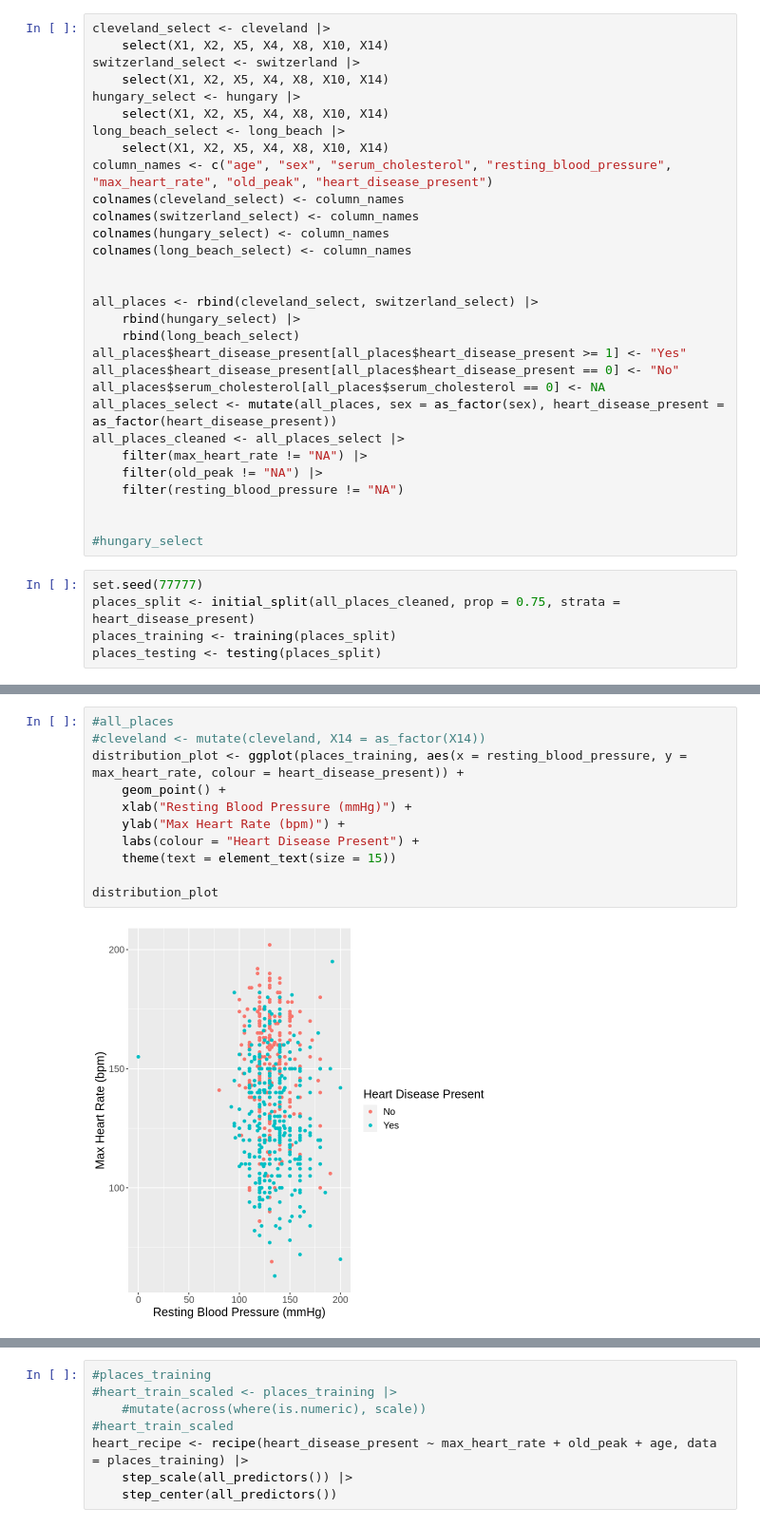
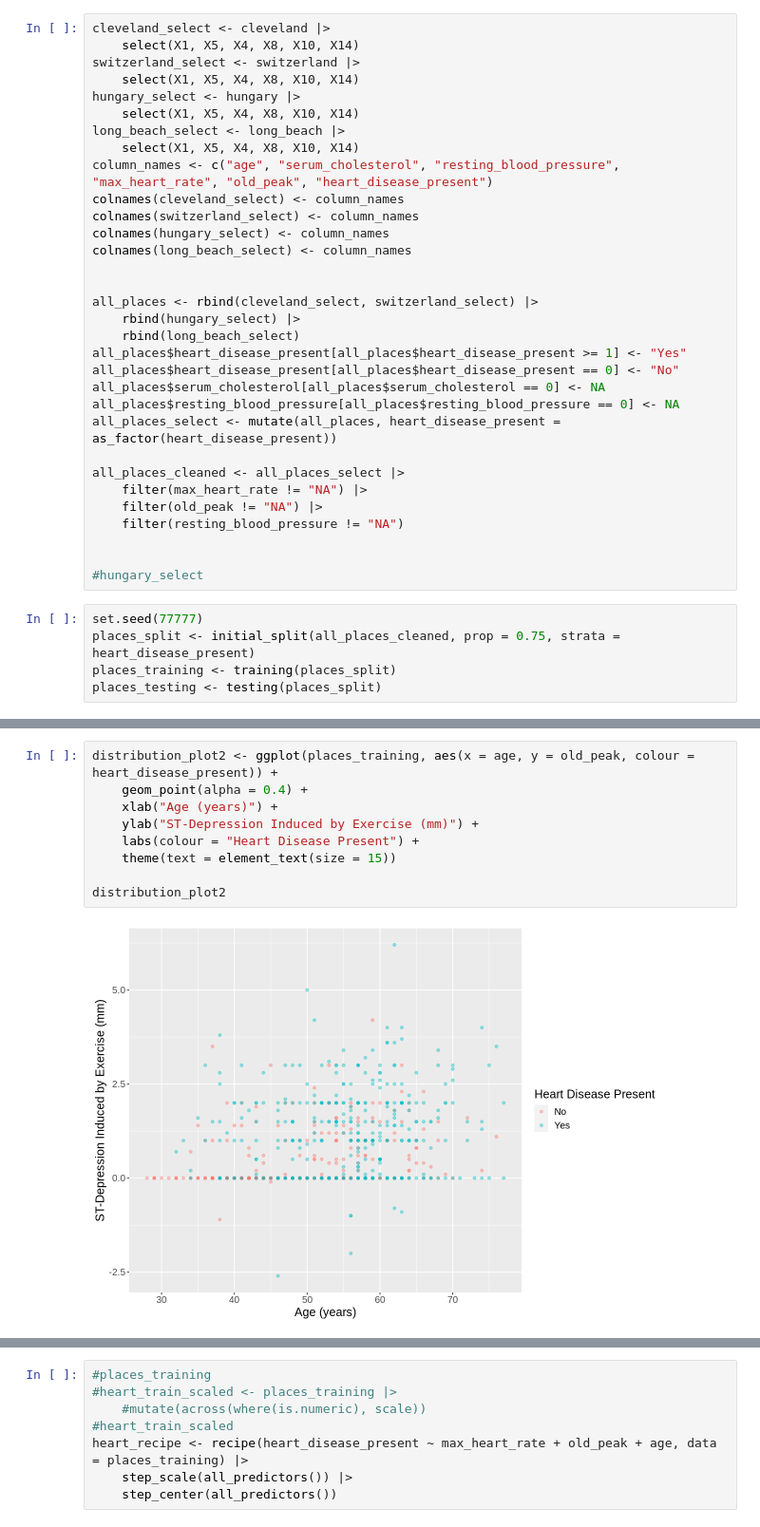
Before and after one commit to Kooriryuu/dsci-100-project-group3, a Jupyter notebook: project_proposal.ipynb, the cells around one changed output, grey strips where cells are left out. Shown at 95% size. Cells and saved outputs as stored; diff of their text form.

Commit message:
Added plots

```diff
--- a/project_proposal.ipynb
+++ b/project_proposal.ipynb
@@ -48,14 +30,14 @@ dbl (14): X1, X2, X3, X4, X5, X6, X7, X8, X9, X10, X11, X12, X13, X14
 ℹ Specify the column types or set `show_col_types = FALSE` to quiet this message.
 # %%
 cleveland_select <- cleveland |>
-    select(X1, X2, X5, X4, X8, X10, X14)
+    select(X1, X5, X4, X8, X10, X14)
 switzerland_select <- switzerland |>
-    select(X1, X2, X5, X4, X8, X10, X14)
+    select(X1, X5, X4, X8, X10, X14)
 hungary_select <- hungary |>
-    select(X1, X2, X5, X4, X8, X10, X14)
+    select(X1, X5, X4, X8, X10, X14)
 long_beach_select <- long_beach |>
-    select(X1, X2, X5, X4, X8, X10, X14)
-column_names <- c("age", "sex", "serum_cholesterol", "resting_blood_pressure", "max_heart_rate", "old_peak", "heart_disease_present")
+    select(X1, X5, X4, X8, X10, X14)
+column_names <- c("age", "serum_cholesterol", "resting_blood_pressure", "max_heart_rate", "old_peak", "heart_disease_present")
 colnames(cleveland_select) <- column_names
 colnames(switzerland_select) <- column_names
 colnames(hungary_select) <- column_names
@@ -68,7 +50,9 @@ all_places <- rbind(cleveland_select, switzerland_select) |>
 all_places$heart_disease_present[all_places$heart_disease_present >= 1] <- "Yes"
 all_places$heart_disease_present[all_places$heart_disease_present == 0] <- "No"
 all_places$serum_cholesterol[all_places$serum_cholesterol == 0] <- NA
-all_places_select <- mutate(all_places, sex = as_factor(sex), heart_disease_present = as_factor(heart_disease_present))
+all_places$resting_blood_pressure[all_places$resting_blood_pressure == 0] <- NA
+all_places_select <- mutate(all_places, heart_disease_present = as_factor(heart_disease_present))
+
 all_places_cleaned <- all_places_select |>
     filter(max_heart_rate != "NA") |>
     filter(old_peak != "NA") |>
@@ -120,13 +112,11 @@ A tibble: 1 × 6
 # %%
-#all_places
-#cleveland <- mutate(cleveland, X14 = as_factor(X14))
-distribution_plot <- ggplot(places_training, aes(x = resting_blood_pressure, y = max_heart_rate, colour = heart_disease_present)) +
-    geom_point() +
-    xlab("Resting Blood Pressure (mmHg)") +
-    ylab("Max Heart Rate (bpm)") +
+distribution_plot2 <- ggplot(places_training, aes(x = age, y = old_peak, colour = heart_disease_present)) +
+    geom_point(alpha = 0.4) +
+    xlab("Age (years)") +
+    ylab("ST-Depression Induced by Exercise (mm)") +
     labs(colour = "Heart Disease Present") +
     theme(text = element_text(size = 15))
 
-distribution_plot
+distribution_plot2
 # %% [output]
-[figure, old version]
+[figure, new version]
```
Also changed, not shown: parts of 7 cells of this notebook.
